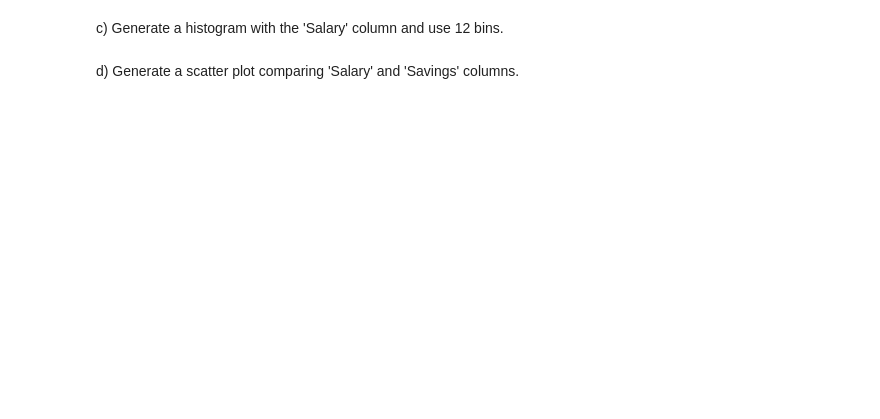
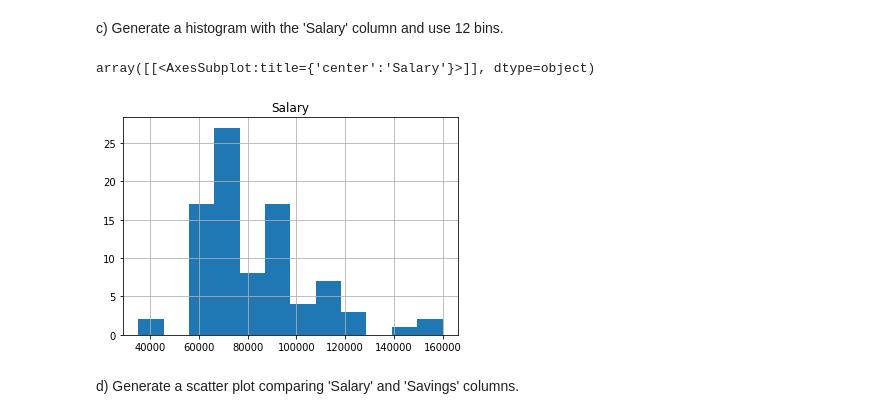
Before and after one commit to Elly254/ADS-Assignment-1, a Jupyter notebook: Pandas Assignment.ipynb, the cells around one changed output. Drawn from its saved outputs; the diff is of its cells as text; code cells hidden in the pictures; blank space fills up the shorter version.

```diff
--- a/Pandas Assignment.ipynb
+++ b/Pandas Assignment.ipynb
@@ -224,5 +238,9 @@ b) Now create a box plot comparison between 'Savings' and 'Salary' columns
 c) Generate a histogram with the 'Salary' column and use 12 bins.
 # %%
 #c) (1)
+alumni.hist(column="Salary", bins=12)
+# %% [output]
+array([[<AxesSubplot:title={'center':'Salary'}>]], dtype=object)
+[figure, added]
 # %% [markdown]
 d) Generate a scatter plot comparing 'Salary' and 'Savings' columns.
```
Also changed, not shown: parts of 12 cells of this notebook.
